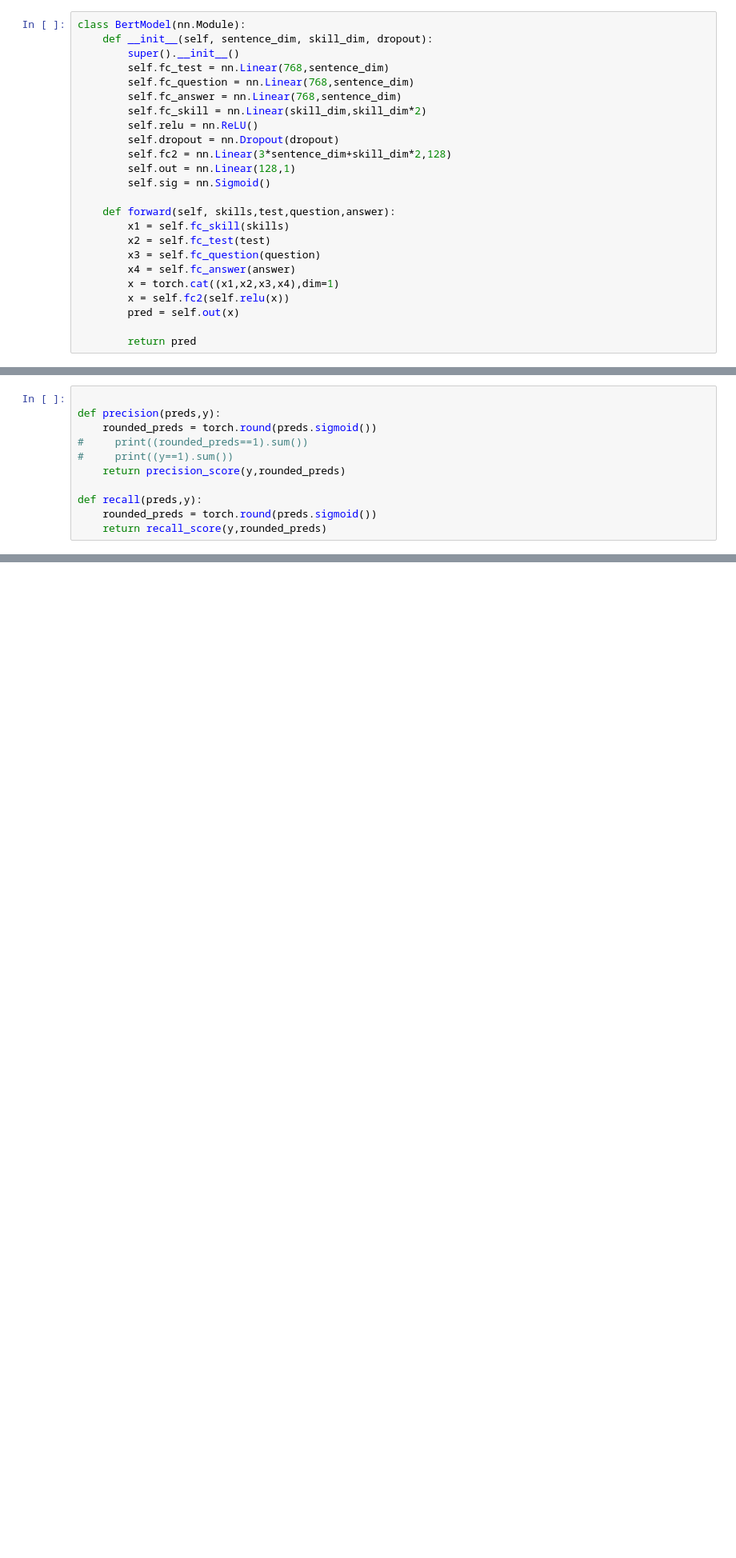
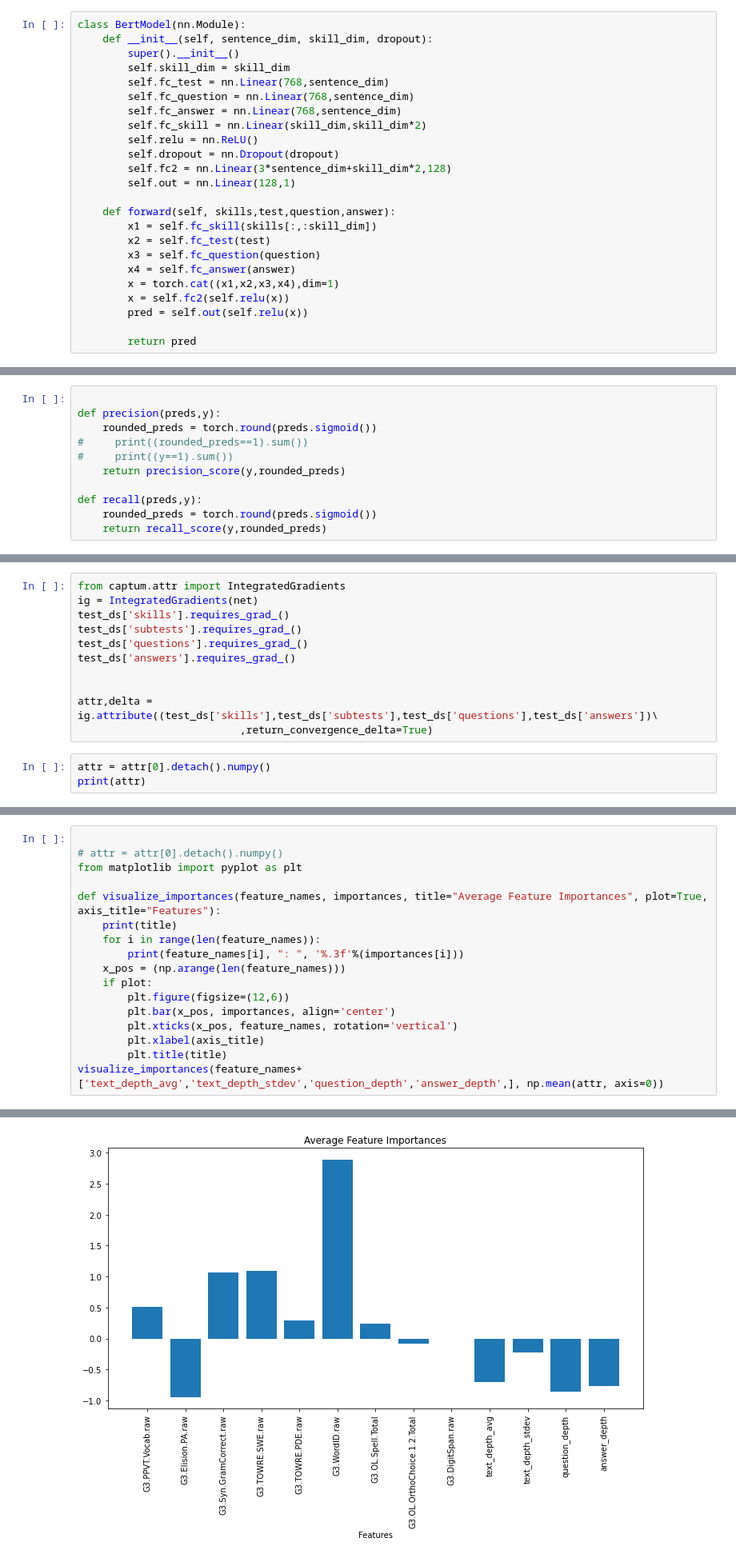
Before and after one commit to EdTeKLA/ComprehensionScorePredictor, a Jupyter notebook: code/correctness_pred/model.ipynb, the cells around one changed output, grey strips where cells are left out. Shown at 80% size. Saved outputs shown, nothing was run; the diff lists cells and outputs as text; blank space fills up the shorter version.

Commit message:
Updated model to include PCFG parse tree and sentence depth parameters
Also added captum library for interpreting the model

Signed-off-by: Bruce Nie <ynie@ualberta.ca>

```diff
--- a/code/correctness_pred/model.ipynb
+++ b/code/correctness_pred/model.ipynb
@@ -66,6 +57,7 @@ def create_tensors(data_list):
 class BertModel(nn.Module):
     def __init__(self, sentence_dim, skill_dim, dropout):
         super().__init__()
+        self.skill_dim = skill_dim
         self.fc_test = nn.Linear(768,sentence_dim)
         self.fc_question = nn.Linear(768,sentence_dim)
         self.fc_answer = nn.Linear(768,sentence_dim)
@@ -74,15 +66,14 @@ class BertModel(nn.Module):
         self.dropout = nn.Dropout(dropout)
         self.fc2 = nn.Linear(3*sentence_dim+skill_dim*2,128)
         self.out = nn.Linear(128,1)
-        self.sig = nn.Sigmoid()
 
     def forward(self, skills,test,question,answer):
-        x1 = self.fc_skill(skills)
+        x1 = self.fc_skill(skills[:,:skill_dim])
         x2 = self.fc_test(test)
         x3 = self.fc_question(question)
         x4 = self.fc_answer(answer)
         x = torch.cat((x1,x2,x3,x4),dim=1)
         x = self.fc2(self.relu(x))
-        pred = self.out(x)
+        pred = self.out(self.relu(x))
 
         return pred
@@ -184,0 +241,14 @@ def evaluate(model, data, criterion, matrix=False):
+# %%
+from captum.attr import IntegratedGradients
+ig = IntegratedGradients(net)
+test_ds['skills'].requires_grad_()
+test_ds['subtests'].requires_grad_()
+test_ds['questions'].requires_grad_()
+test_ds['answers'].requires_grad_()
+
+
+attr,delta = ig.attribute((test_ds['skills'],test_ds['subtests'],test_ds['questions'],test_ds['answers'])\
+                          ,return_convergence_delta=True)
+# %%
+attr = attr[0].detach().numpy()
+print(attr)
@@ -184,0 +269,18 @@ def evaluate(model, data, criterion, matrix=False):
+# %%
+
+# attr = attr[0].detach().numpy()
+from matplotlib import pyplot as plt
+
+def visualize_importances(feature_names, importances, title="Average Feature Importances", plot=True, axis_title="Features"):
+    print(title)
+    for i in range(len(feature_names)):
+        print(feature_names[i], ": ", '%.3f'%(importances[i]))
+    x_pos = (np.arange(len(feature_names)))
+    if plot:
+        plt.figure(figsize=(12,6))
+        plt.bar(x_pos, importances, align='center')
+        plt.xticks(x_pos, feature_names, rotation='vertical')
+        plt.xlabel(axis_title)
+        plt.title(title)
+visualize_importances(feature_names+['text_depth_avg','text_depth_stdev','question_depth','answer_depth',], np.mean(attr, axis=0))
+# %% [output]
@@ -184,0 +301 @@ def evaluate(model, data, criterion, matrix=False):
+[figure, added]
```
Also changed, not shown: parts of 15 cells of this notebook, 1 other file.
